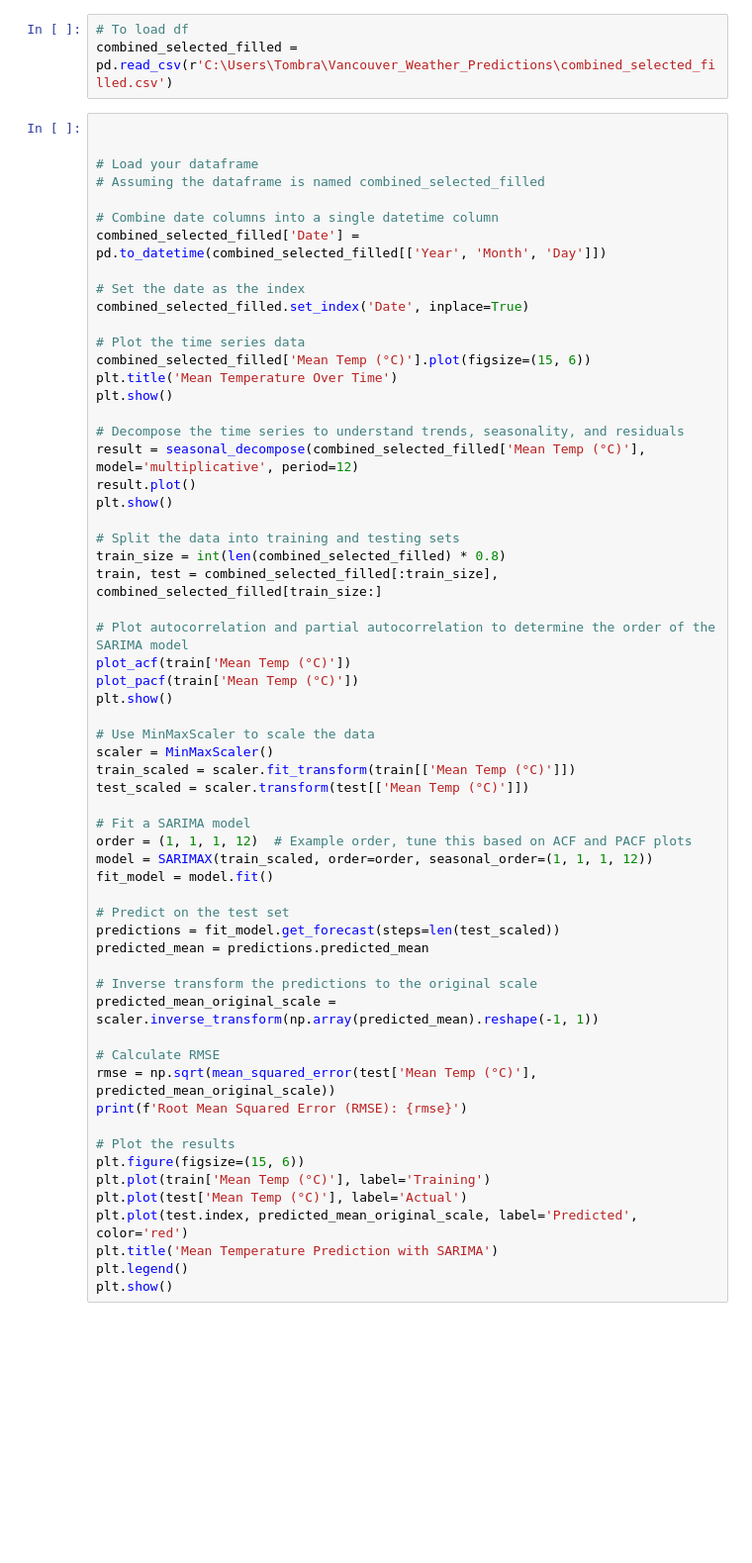
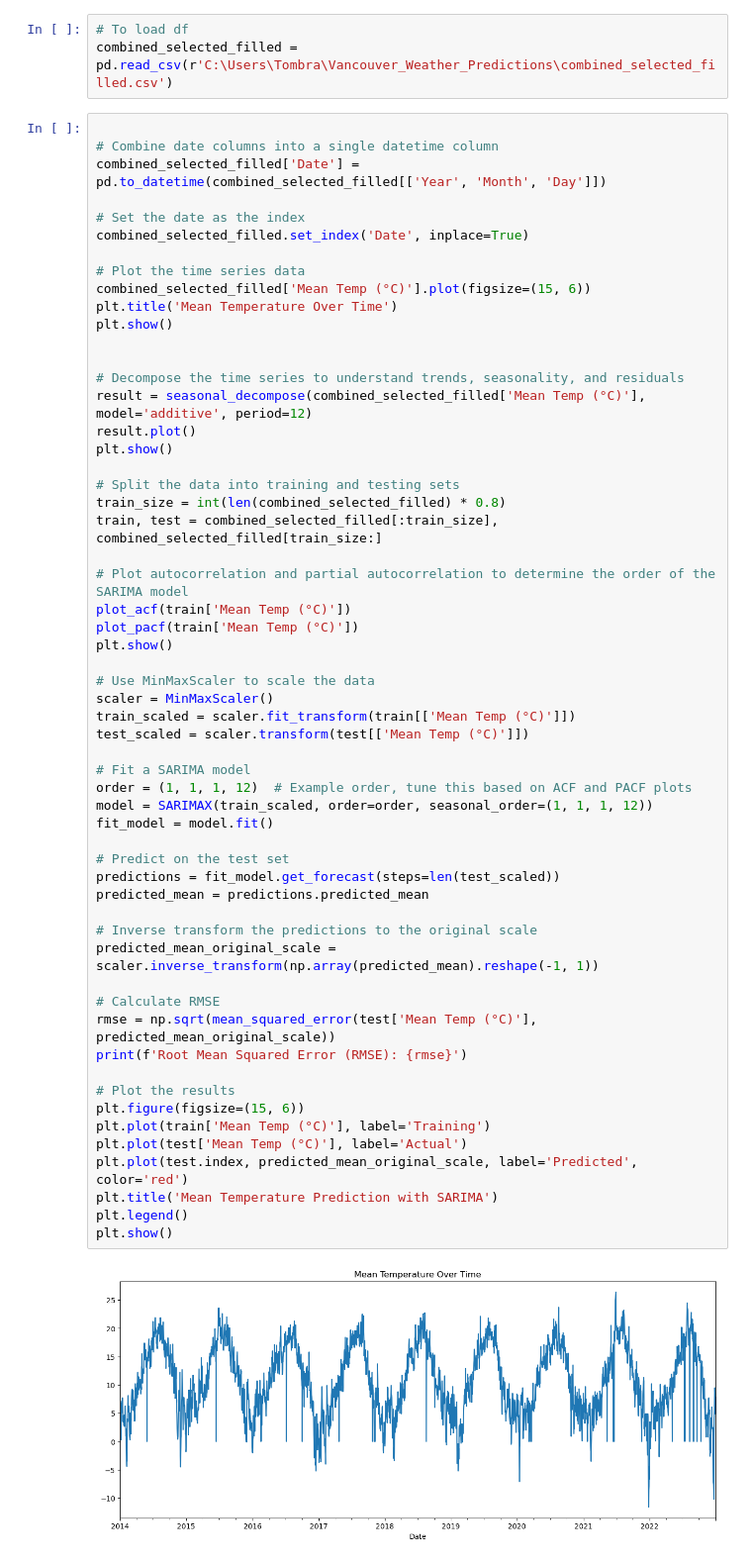
Before and after one commit to tombra1984/Vancouver_Weather_Predictions, a Jupyter notebook: model.ipynb, the cells around one changed output. Shown at 99% size. Drawn from its saved outputs; the diff is of its cells as text; blank space fills up the shorter version.

```diff
--- a/model.ipynb
+++ b/model.ipynb
@@ -14,10 +14,6 @@ from sklearn.preprocessing import MinMaxScaler
 # To load df
 combined_selected_filled = pd.read_csv(r'C:\Users\Tombra\Vancouver_Weather_Predictions\combined_selected_filled.csv')
 # %%
-
-
-# Load your dataframe
-# Assuming the dataframe is named combined_selected_filled
 
 # Combine date columns into a single datetime column
 combined_selected_filled['Date'] = pd.to_datetime(combined_selected_filled[['Year', 'Month', 'Day']])
@@ -30,8 +26,9 @@ combined_selected_filled['Mean Temp (°C)'].plot(figsize=(15, 6))
 plt.title('Mean Temperature Over Time')
 plt.show()
 
+
 # Decompose the time series to understand trends, seasonality, and residuals
-result = seasonal_decompose(combined_selected_filled['Mean Temp (°C)'], model='multiplicative', period=12)
+result = seasonal_decompose(combined_selected_filled['Mean Temp (°C)'], model='additive', period=12)
 result.plot()
 plt.show()
 
@@ -46,30 +43,32 @@ plt.show()
 
 # Use MinMaxScaler to scale the data
 scaler = MinMaxScaler()
 train_scaled = scaler.fit_transform(train[['Mean Temp (°C)']])
 test_scaled = scaler.transform(test[['Mean Temp (°C)']])
 
 # Fit a SARIMA model
 order = (1, 1, 1, 12)  # Example order, tune this based on ACF and PACF plots
 model = SARIMAX(train_scaled, order=order, seasonal_order=(1, 1, 1, 12))
 fit_model = model.fit()
 
 # Predict on the test set
 predictions = fit_model.get_forecast(steps=len(test_scaled))
 predicted_mean = predictions.predicted_mean
 
 # Inverse transform the predictions to the original scale
 predicted_mean_original_scale = scaler.inverse_transform(np.array(predicted_mean).reshape(-1, 1))
 
 # Calculate RMSE
 rmse = np.sqrt(mean_squared_error(test['Mean Temp (°C)'], predicted_mean_original_scale))
 print(f'Root Mean Squared Error (RMSE): {rmse}')
 
 # Plot the results
 plt.figure(figsize=(15, 6))
 plt.plot(train['Mean Temp (°C)'], label='Training')
 plt.plot(test['Mean Temp (°C)'], label='Actual')
 plt.plot(test.index, predicted_mean_original_scale, label='Predicted', color='red')
 plt.title('Mean Temperature Prediction with SARIMA')
 plt.legend()
 plt.show()
+# %% [output]
+[figure, added]
```
Also changed, not shown: parts of 1 cell of this notebook.
